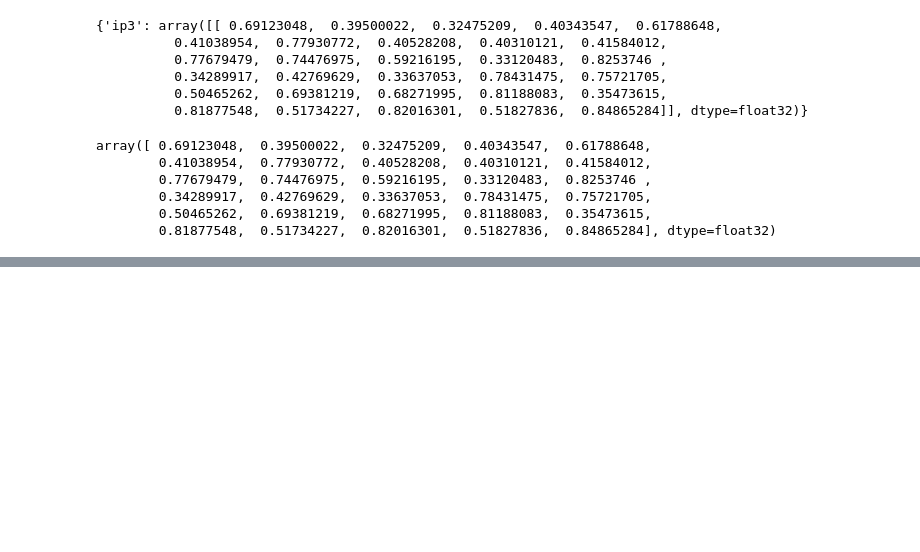
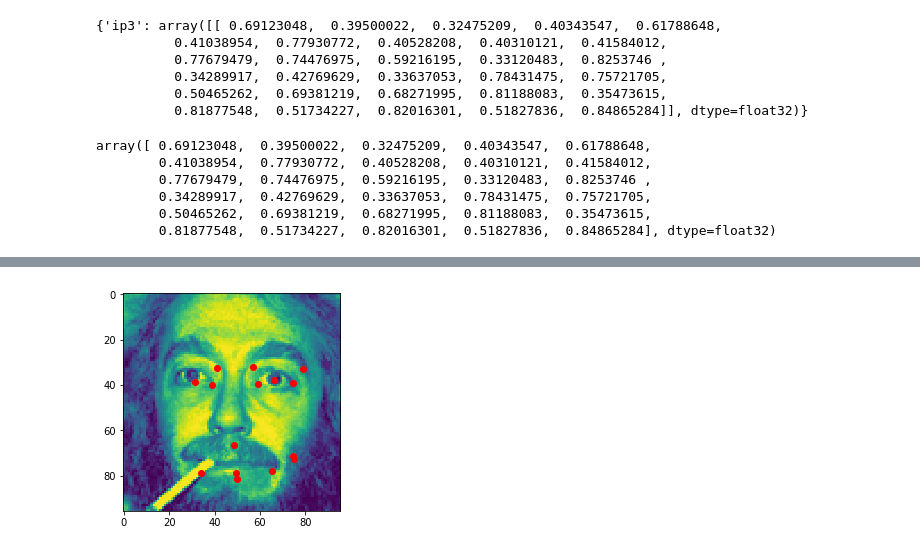
Before and after one commit to AlexanderSavochkin/caffe-facialkp, a Jupyter notebook: FacialKeyPoints.ipynb, the cells around one changed output, grey strips where cells are left out. Cells and saved outputs as stored; diff of their text form; code cells hidden in the pictures; blank space fills up the shorter version.

```diff
--- a/FacialKeyPoints.ipynb
+++ b/FacialKeyPoints.ipynb
@@ -70,0 +91,6 @@ TypeError: 'float' object cannot be interpreted as an integer
+# %%
+implot = plt.imshow(Xshaped[0,0,:,:])
+plt.plot(xf * 96,yf * 96,'o', c='red')
+plt.show()
+# %% [output]
+[figure, added]
```
Also changed, not shown: parts of 9 cells of this notebook.
